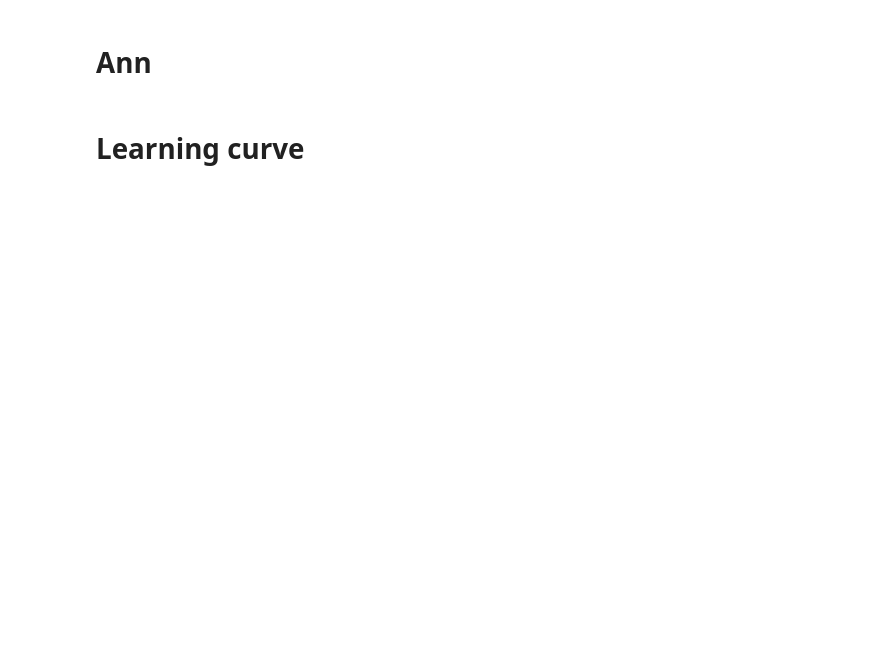
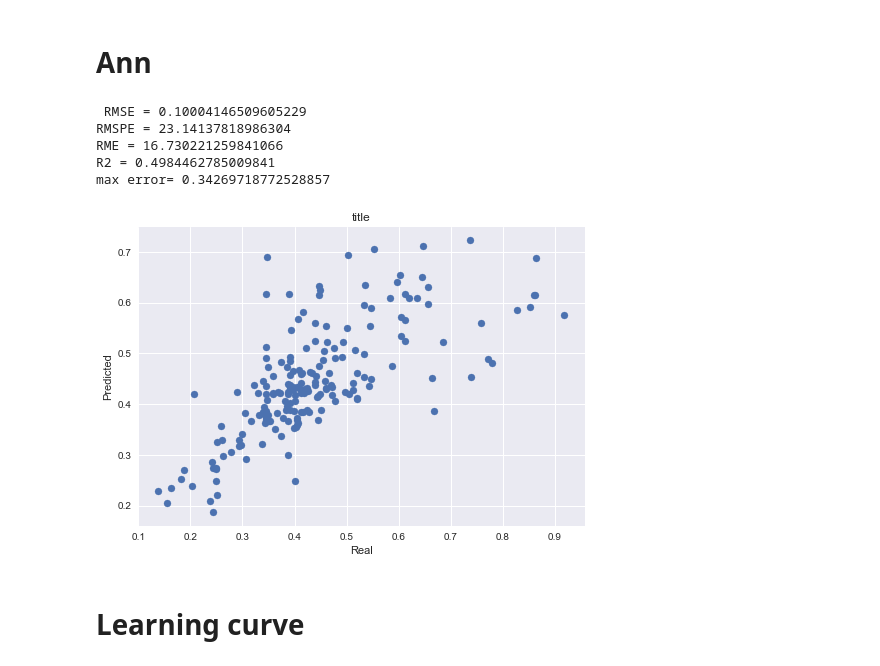
Before and after one commit to sechava4/monitoreogrid, a Jupyter notebook: managev_app/Research/ConsumptionEstimation/Model_generation_notebook.ipynb, the cells around one changed output. Saved outputs shown, nothing was run; the diff lists cells and outputs as text; code cells hidden in the pictures; blank space fills up the shorter version.

Commit message:
Update and sync consumption models

```diff
--- a/managev_app/Research/ConsumptionEstimation/Model_generation_notebook.ipynb
+++ b/managev_app/Research/ConsumptionEstimation/Model_generation_notebook.ipynb
@@ -823,20 +676,27 @@ cv_results
 # %% [markdown]
 # Ann
 # %%
-X = train_lm_scaled[cols].values
-y = train_lm_scaled['consumption_per_km'].values
+X = train_scaled[x_cols].values
+y = train_scaled['consumption_per_km'].values
 
 from sklearn.neural_network import MLPRegressor
 
 ann_regr = MLPRegressor( activation='relu', alpha=0, hidden_layer_sizes= (50), max_iter=705000,
                         learning_rate='adaptive', warm_start=True, tol=1e-4, solver='lbfgs').fit(X, y)
 
 #regr = MLPRegressor(random_state=1, max_iter=500, solver='lbfgs', activation='relu', alpha=0.002, hidden_layer_sizes=(150,)).fit(X, y)
-y_ann=ann_regr.predict(test_scaled[cols].values)
-ann_regr.score(test_scaled[cols].values, y_test)
+y_ann=ann_regr.predict(test_scaled[x_cols].values)
+ann_regr.score(test_scaled[x_cols].values, y_test)
 
 model_evaluation(y_test, y_ann)
 dump(ann_regr, open('MachineLearningModels/ann_regr.pkl', 'wb'))
+# %% [output]
+ RMSE = 0.10004146509605229
+RMSPE = 23.14137818986304
+RME = 16.730221259841066
+R2 = 0.4984462785009841
+max error= 0.34269718772528857
+[figure, added]
 # %%
 print("Initialize Grid Search")
 param_grid = {
```
Also changed, not shown: parts of 25 cells of this notebook, 22 other files.
